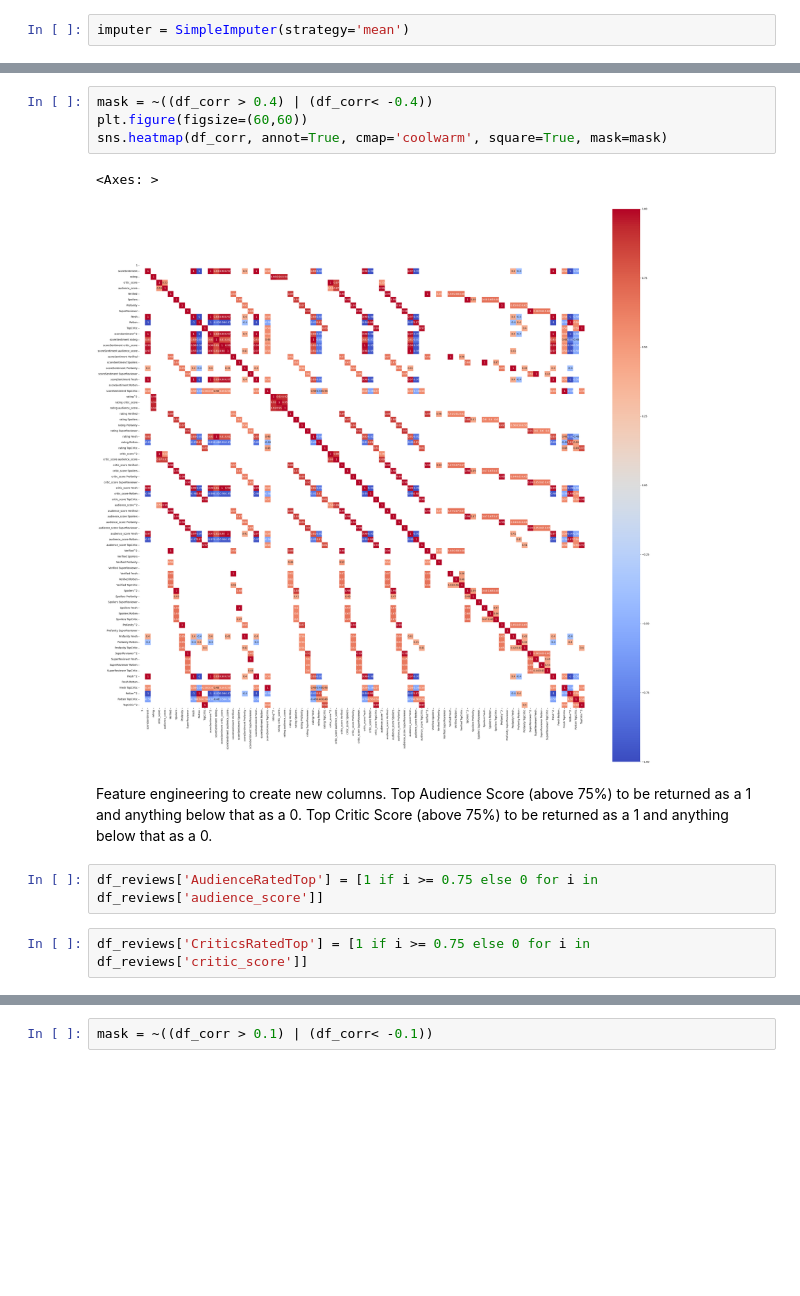
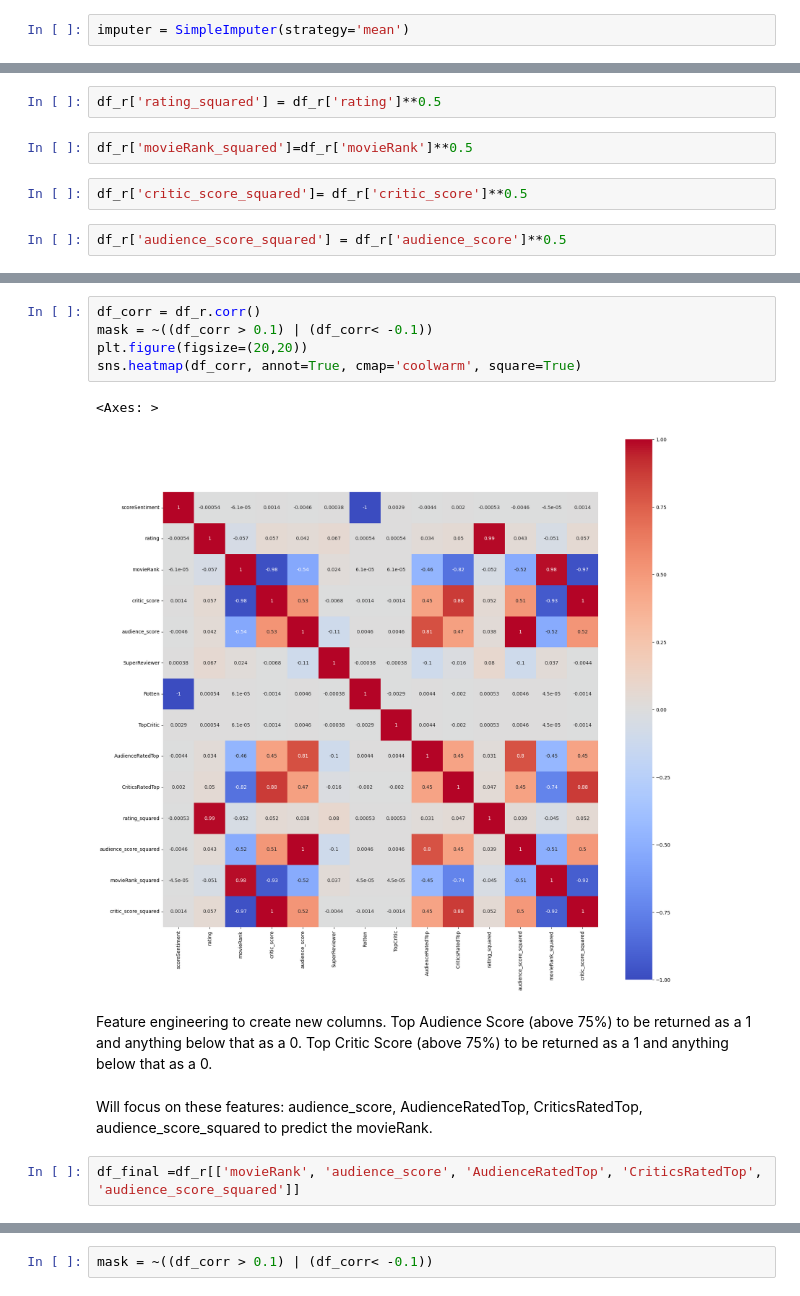
Before and after one commit to osoisi/Data-Science-Projects, a Jupyter notebook: Movie Reviews/Rotten Tomatoes- Movie Reviews.ipynb, the cells around one changed output, grey strips where cells are left out. Drawn from its saved outputs; the diff is of its cells as text; blank space fills up the shorter version.

```diff
--- a/Movie Reviews/Rotten Tomatoes- Movie Reviews.ipynb
+++ b/Movie Reviews/Rotten Tomatoes- Movie Reviews.ipynb
@@ -576 +588,9 @@ interaction_df = pd.DataFrame(interaction_terms, columns=poly.get_feature_names_
+# %%
+df_r['rating_squared'] = df_r['rating']**0.5
+# %%
+df_r['movieRank_squared']=df_r['movieRank']**0.5
+# %%
+df_r['critic_score_squared']= df_r['critic_score']**0.5
+# %%
+df_r['audience_score_squared'] = df_r['audience_score']**0.5
 # %%
@@ -580,13 +609,14 @@ df_corr = interaction_df.corr()
 # %%
-mask = ~((df_corr > 0.4) | (df_corr< -0.4))
-plt.figure(figsize=(60,60))
-sns.heatmap(df_corr, annot=True, cmap='coolwarm', square=True, mask=mask)
+df_corr = df_r.corr()
+mask = ~((df_corr > 0.1) | (df_corr< -0.1))
+plt.figure(figsize=(20,20))
+sns.heatmap(df_corr, annot=True, cmap='coolwarm', square=True)
 # %% [output]
 <Axes: >
-[figure, old version]
+[figure, new version]
 # %% [markdown]
 Feature engineering to create new columns. Top Audience Score (above 75%) to be returned as a 1 and anything below that as a 0. Top Critic Score (above 75%) to be returned as a 1 and anything below that as a 0.
-# %%
-df_reviews['AudienceRatedTop'] = [1 if i >= 0.75 else 0 for i in df_reviews['audience_score']]
-# %%
-df_reviews['CriticsRatedTop'] = [1 if i >= 0.75 else 0 for i in df_reviews['critic_score']]
+# %% [markdown]
+Will focus on these features: audience_score, AudienceRatedTop, CriticsRatedTop, audience_score_squared to predict the movieRank.
+# %%
+df_final =df_r[['movieRank', 'audience_score', 'AudienceRatedTop', 'CriticsRatedTop', 'audience_score_squared']]
```
Also changed, not shown: parts of 26 cells of this notebook.
